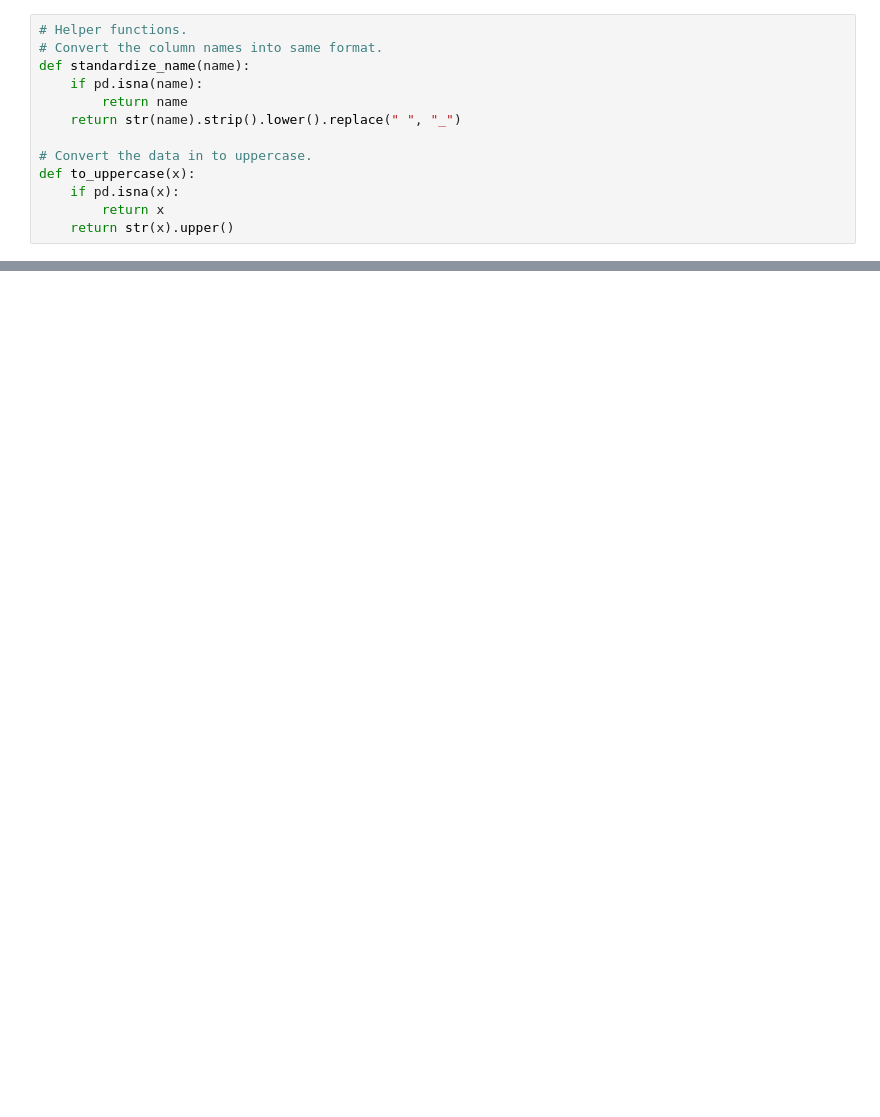
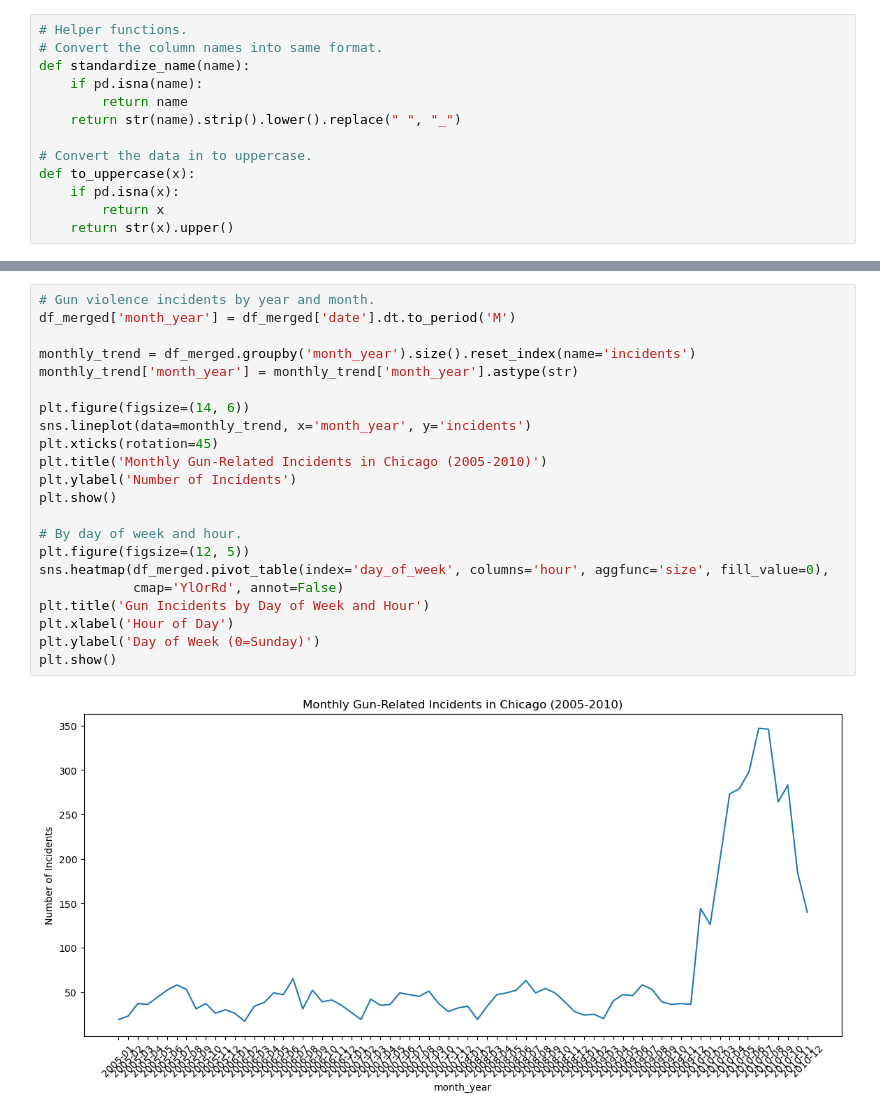
Before and after one commit to YoyoLin008/Lin-Lin, a Jupyter notebook: Datasets/Combined.ipynb, the cells around one changed output, grey strips where cells are left out. Cells and saved outputs as stored; diff of their text form; blank space fills up the shorter version.

```diff
--- a/Datasets/Combined.ipynb
+++ b/Datasets/Combined.ipynb
@@ -140,0 +153,24 @@ plt.show()
+# %%
+# Gun violence incidents by year and month.
+df_merged['month_year'] = df_merged['date'].dt.to_period('M')
+
+monthly_trend = df_merged.groupby('month_year').size().reset_index(name='incidents')
+monthly_trend['month_year'] = monthly_trend['month_year'].astype(str)
+
+plt.figure(figsize=(14, 6))
+sns.lineplot(data=monthly_trend, x='month_year', y='incidents')
+plt.xticks(rotation=45)
+plt.title('Monthly Gun-Related Incidents in Chicago (2005-2010)')
+plt.ylabel('Number of Incidents')
+plt.show()
+
+# By day of week and hour.
+plt.figure(figsize=(12, 5))
+sns.heatmap(df_merged.pivot_table(index='day_of_week', columns='hour', aggfunc='size', fill_value=0),
+            cmap='YlOrRd', annot=False)
+plt.title('Gun Incidents by Day of Week and Hour')
+plt.xlabel('Hour of Day')
+plt.ylabel('Day of Week (0=Sunday)')
+plt.show()
+# %% [output]
+[figure, added]
```
Also changed, not shown: parts of 8 cells of this notebook.
